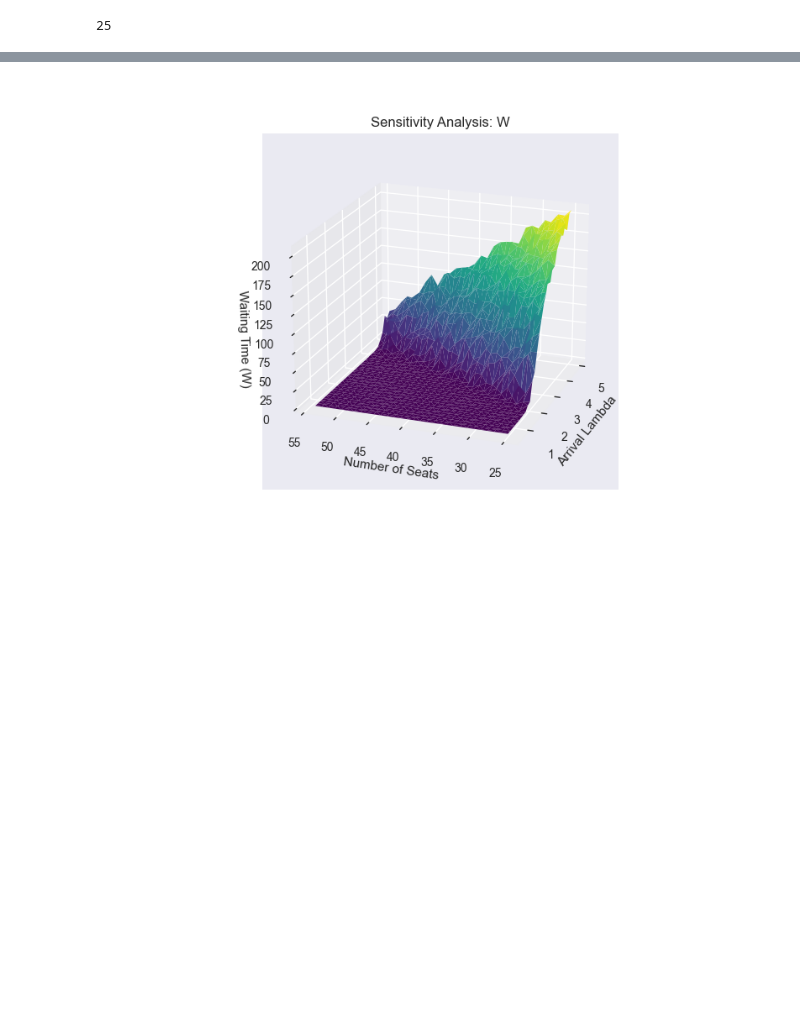
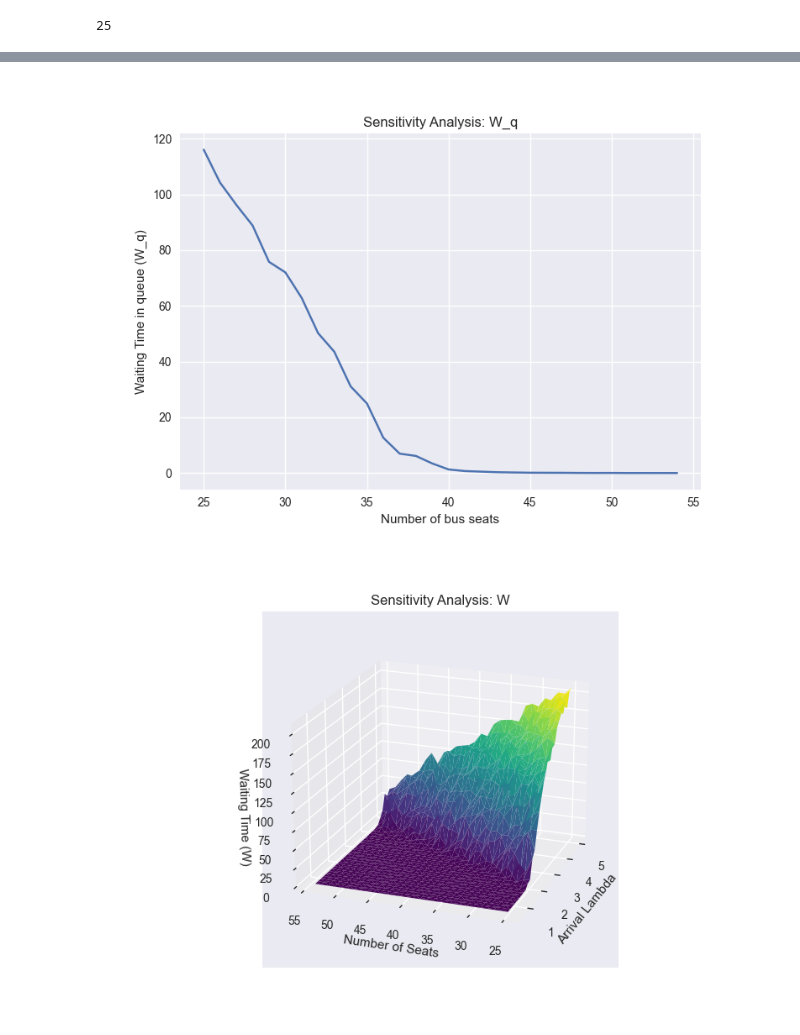
Before and after one commit to samaypanwar/MH4702-QueueingSystem, a Jupyter notebook: temp.ipynb, the cells around one changed output, grey strips where cells are left out. Drawn from its saved outputs; the diff is of its cells as text; code cells hidden in the pictures; blank space fills up the shorter version.

Commit message:
Sensitivity analysis

```diff
--- a/temp.ipynb
+++ b/temp.ipynb
@@ -74,7 +81,7 @@ bus_seats = 38
 bus_stops = 25
 %load_ext autoreload
 %autoreload 2
-arrival_lambda = np.linspace(0.5, 5, 30)
+# arrival_lambda = np.linspace(2, 6, 100)
 bus_seats = [i for i in range(25, 55, 1)]
 # bus_stops =
 # %% [output]
@@ -89,27 +96,27 @@ sims = {
         'W': [],
         'L': [],
         'S': [],
-        'lmbda': [],
+        # 'lmbda': [],
         'seat': []
         }
 from tqdm.notebook import tqdm
-for lmbda in tqdm(arrival_lambda):
-    for seat in bus_seats:
+# for lmbda in tqdm(arrival_lambda):
+for seat in bus_seats:
 
         results = dict(get_statistics_distribution(
-                arrival_lambda = lmbda,
+                arrival_lambda = arrival_lambda,
                 bus_seats = seat,
                 bus_stops = bus_stops,
                 time_limit = time_limit,
                 verbose = verbose,
-                runs = 1,
+                runs = 10,
                 # counter = False
                 ).mean())
 
         sims['W'].append(results['W'])
         sims['L'].append(results['L'])
         sims['S'].append(results['S'])
-        sims['lmbda'].append(lmbda)
+        # sims['lmbda'].append(lmbda)
         sims['seat'].append(seat)
 # %%
 x = pd.DataFrame(data = sims)
@@ -117,0 +144,3 @@ x.to_csv("data/sensitivity_data.csv")
+# %%
+x['Sensitivity_W'] = (x.diff().W / x.diff().seat)
+x['Sensitivity_L'] = (x.diff().L / x.diff().seat)
@@ -118,3 +167,16 @@ x.to_csv("data/sensitivity_data.csv")
+# %%
+x.to_csv("data/sensitivity_data_seat.csv")
+
+fig, ax = plt.subplots()
+plt.plot(x.seat, x.W)
+ax.set_title('Sensitivity Analysis: W_q')
+
+ax.set_xlabel('Number of bus seats')
+ax.set_ylabel('Waiting Time in queue (W_q)')
+# ax.set_zlabel('')
+plt.show()
+# %% [output]
+[figure, added]
 # %%
 import matplotlib.pyplot as plt
 from mpl_toolkits.mplot3d import Axes3D
```
Also changed, not shown: parts of 6 cells of this notebook, 9 other files.
